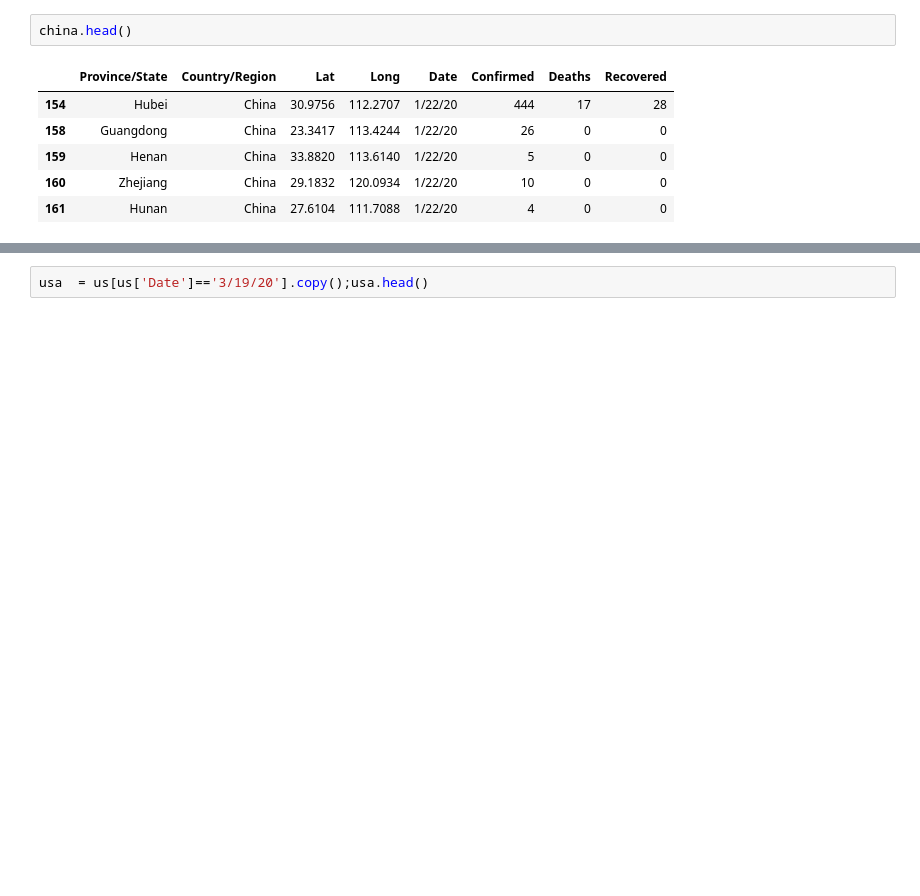
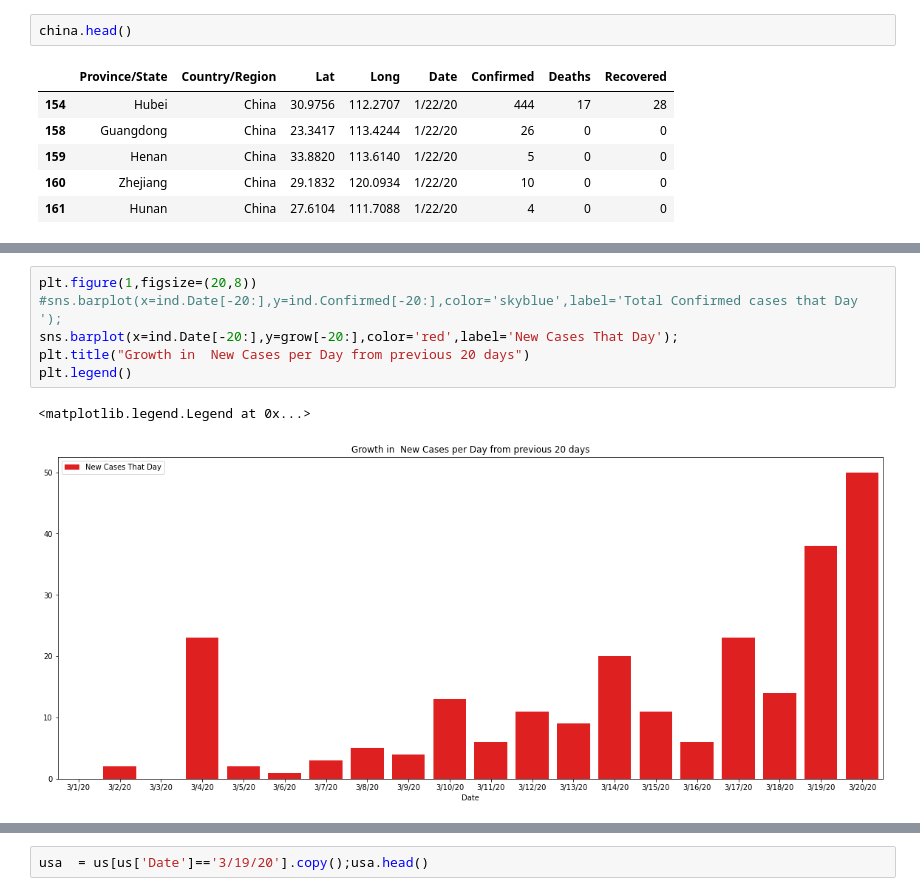
Before and after one commit to shadab4150/Clustering_projects, a Jupyter notebook: corona.ipynb, the cells around one changed output, grey strips where cells are left out. Cells and saved outputs as stored; diff of their text form; blank space fills up the shorter version.

```diff
--- a/corona.ipynb
+++ b/corona.ipynb
@@ -47,0 +80,9 @@ plt.xticks(np.arange(ind.shape[0]),ind.Date.values.tolist(),rotation=90);
+# %%
+plt.figure(1,figsize=(20,8))
+#sns.barplot(x=ind.Date[-20:],y=ind.Confirmed[-20:],color='skyblue',label='Total Confirmed cases that Day ');
+sns.barplot(x=ind.Date[-20:],y=grow[-20:],color='red',label='New Cases That Day');
+plt.title("Growth in  New Cases per Day from previous 20 days")
+plt.legend()
+# %% [output]
+<matplotlib.legend.Legend at 0x...>
+[figure, added]
```
Also changed, not shown: parts of 21 cells of this notebook.
